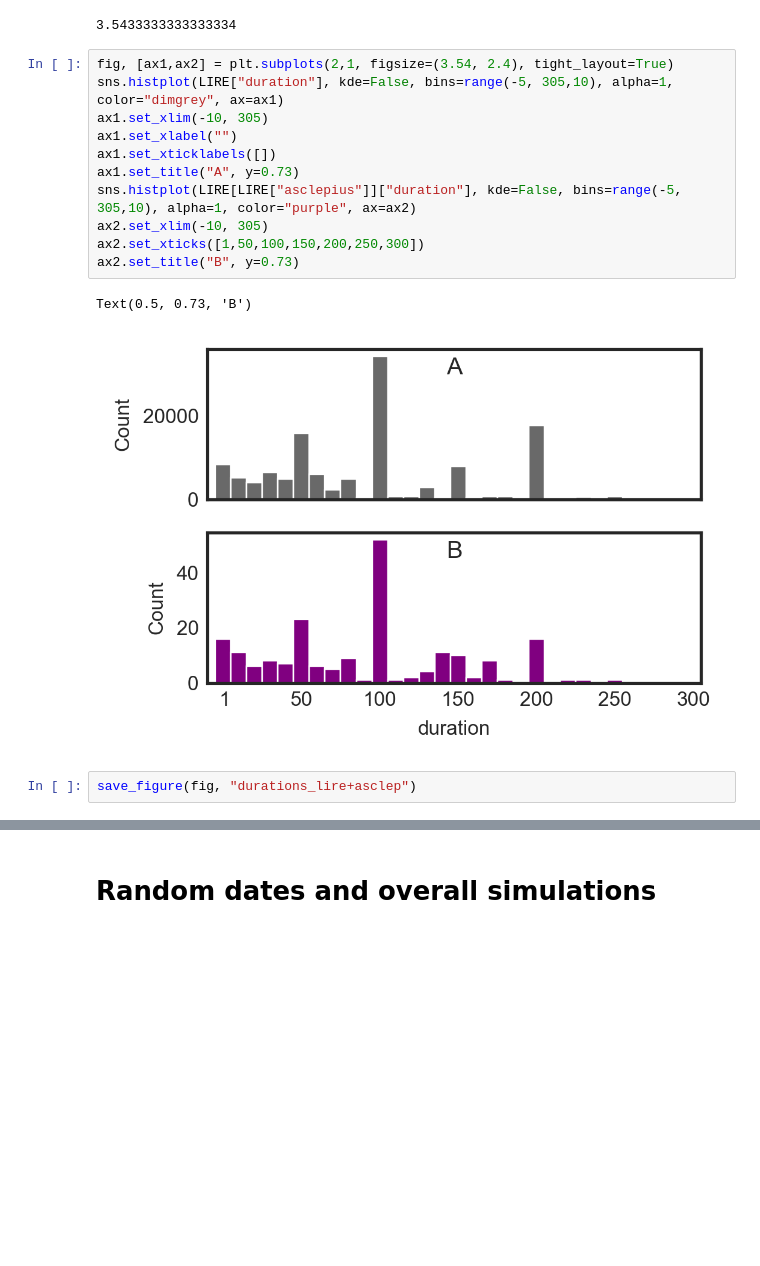
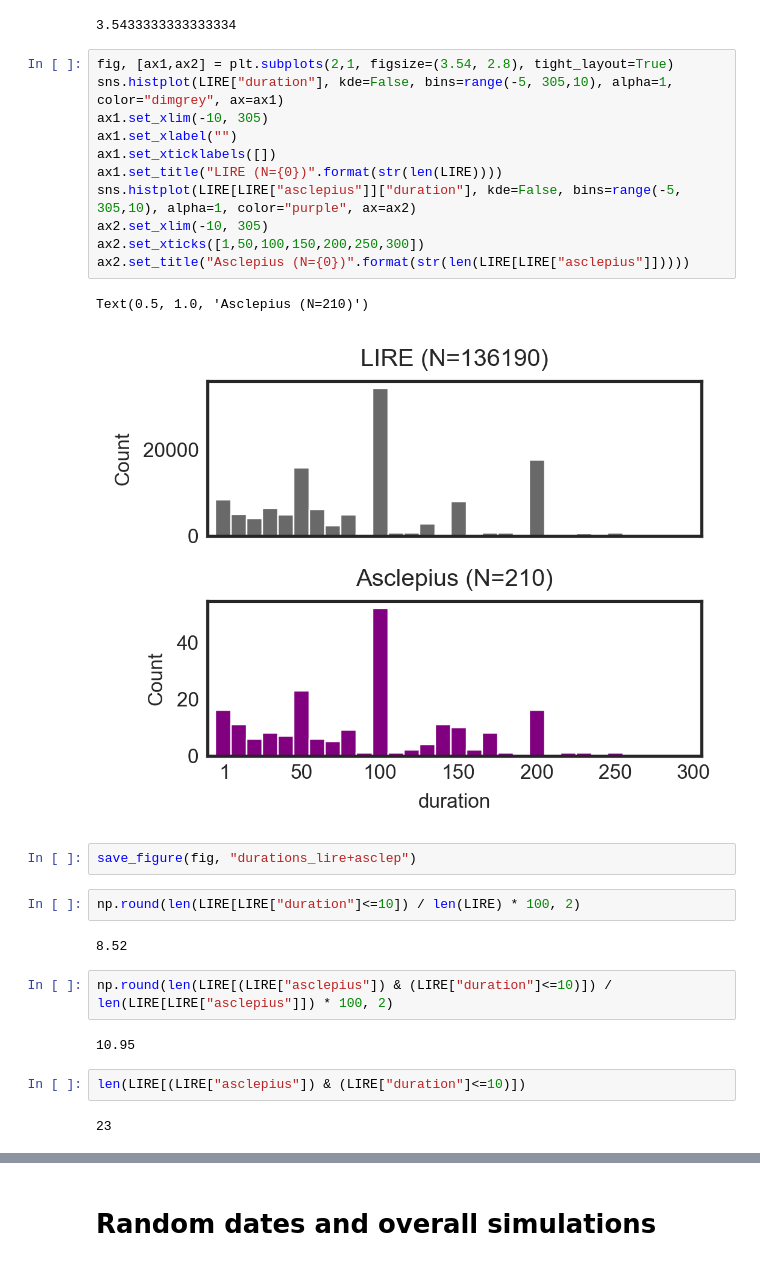
Before and after one commit to sdam-au/ASCNET, a Jupyter notebook: scripts/2_temporal.ipynb, the cells around one changed output, grey strips where cells are left out. Saved outputs shown, nothing was run; the diff lists cells and outputs as text; blank space fills up the shorter version.

```diff
--- a/scripts/2_temporal.ipynb
+++ b/scripts/2_temporal.ipynb
@@ -200,18 +200,30 @@ LIRE["duration"] = LIRE.apply(lambda row: get_duration(row["not_before"], row["n
 # %% [output]
 3.5433333333333334
 # %%
-fig, [ax1,ax2] = plt.subplots(2,1, figsize=(3.54, 2.4), tight_layout=True)
+fig, [ax1,ax2] = plt.subplots(2,1, figsize=(3.54, 2.8), tight_layout=True)
 sns.histplot(LIRE["duration"], kde=False, bins=range(-5, 305,10), alpha=1, color="dimgrey", ax=ax1)
 ax1.set_xlim(-10, 305)
 ax1.set_xlabel("")
 ax1.set_xticklabels([])
-ax1.set_title("A", y=0.73)
+ax1.set_title("LIRE (N={0})".format(str(len(LIRE))))
 sns.histplot(LIRE[LIRE["asclepius"]]["duration"], kde=False, bins=range(-5, 305,10), alpha=1, color="purple", ax=ax2)
 ax2.set_xlim(-10, 305)
 ax2.set_xticks([1,50,100,150,200,250,300])
-ax2.set_title("B", y=0.73)
+ax2.set_title("Asclepius (N={0})".format(str(len(LIRE[LIRE["asclepius"]]))))
 # %% [output]
-Text(0.5, 0.73, 'B')
+Text(0.5, 1.0, 'Asclepius (N=210)')
-[figure, old version]
+[figure, new version]
 # %%
 save_figure(fig, "durations_lire+asclep")
+# %%
+np.round(len(LIRE[LIRE["duration"]<=10]) / len(LIRE) * 100, 2)
+# %% [output]
+8.52
+# %%
+np.round(len(LIRE[(LIRE["asclepius"]) & (LIRE["duration"]<=10)]) / len(LIRE[LIRE["asclepius"]]) * 100, 2)
+# %% [output]
+10.95
+# %%
+len(LIRE[(LIRE["asclepius"]) & (LIRE["duration"]<=10)])
+# %% [output]
+23
```
Also changed, not shown: parts of 6 cells of this notebook, 6 other files.
